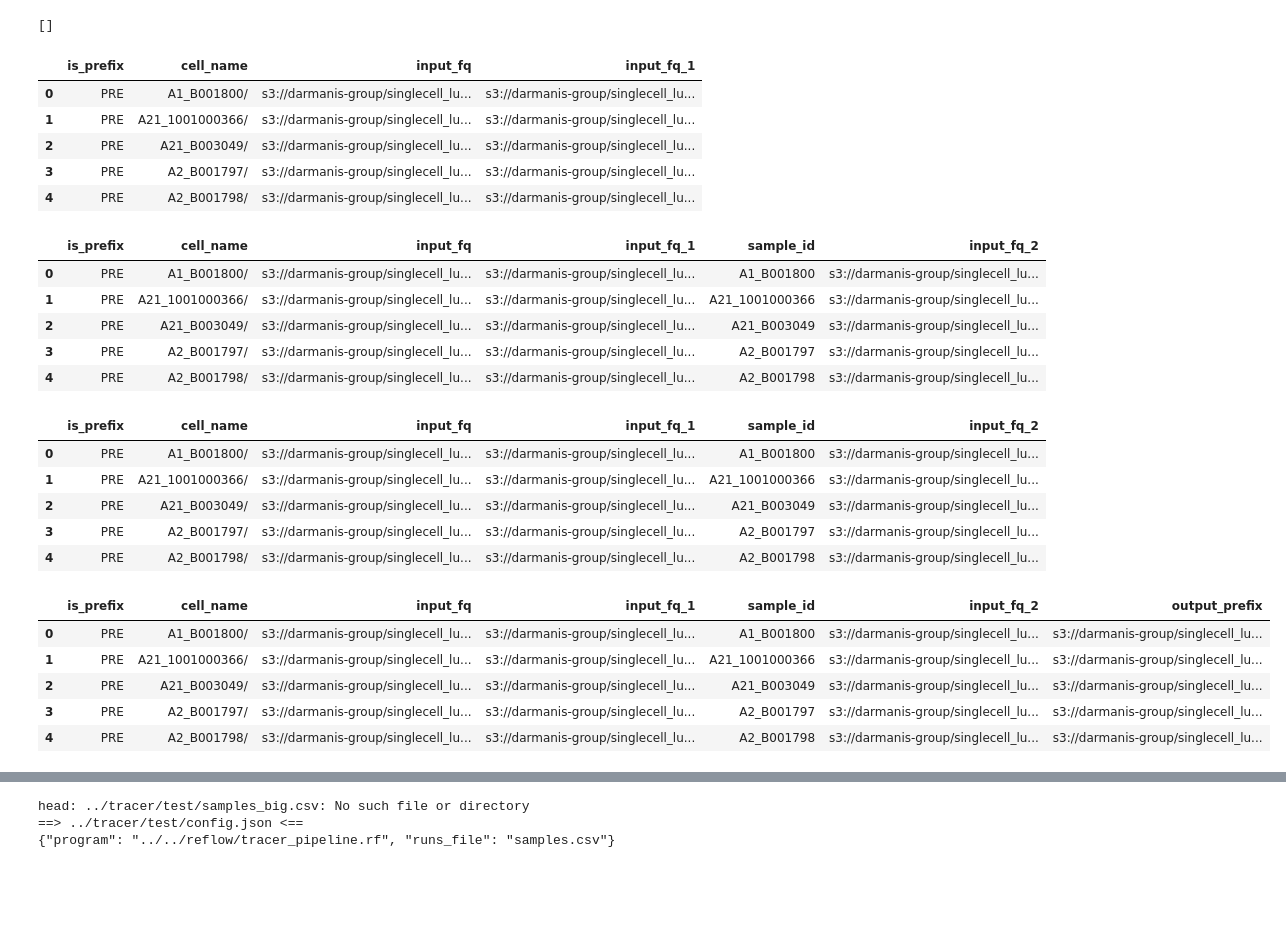
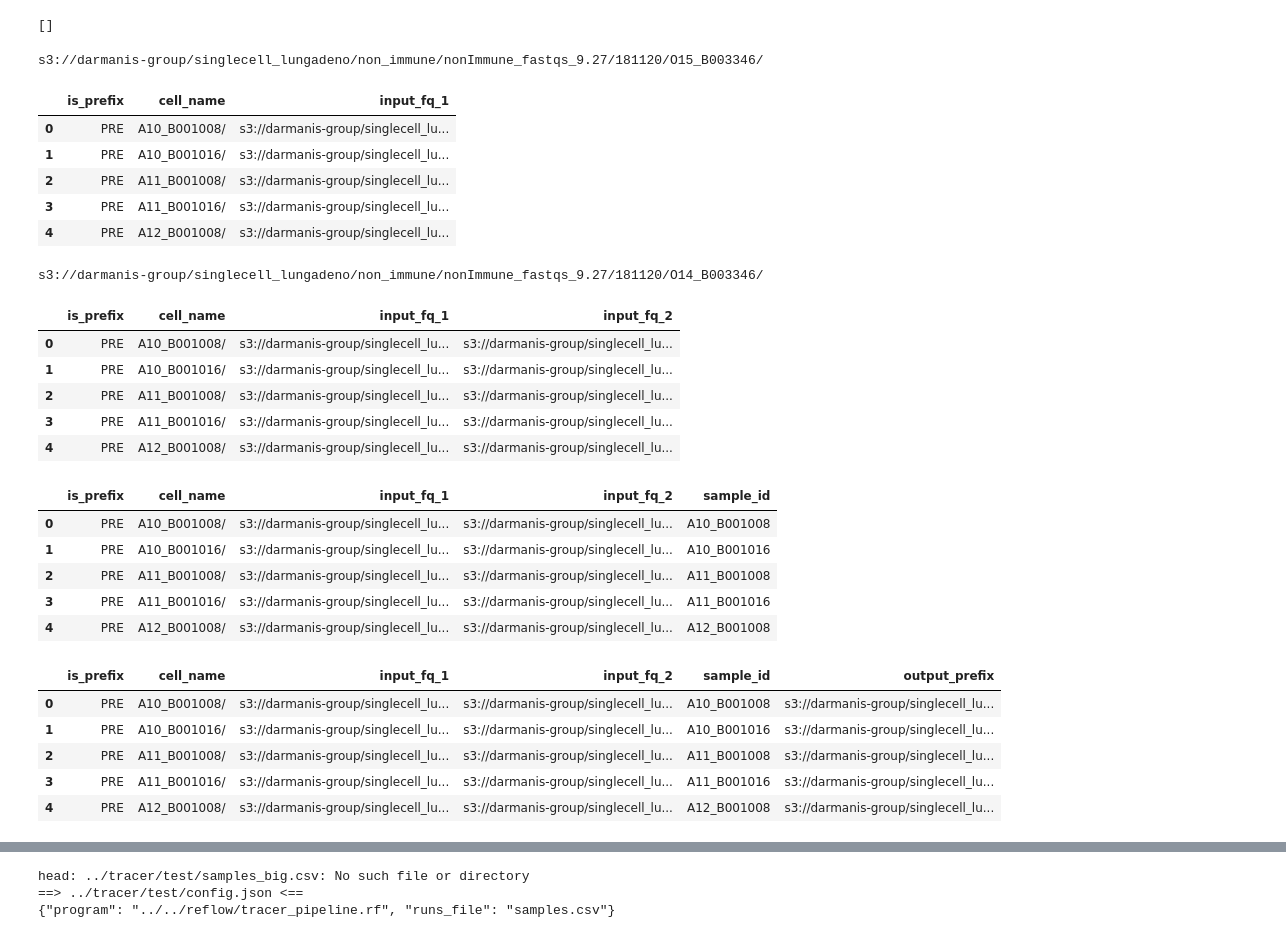
Before and after one commit to czbiohub/fusion_detection_pipeline, a Jupyter notebook: py_notebooks/create_runbatch_config.ipynb, the cells around one changed output, grey strips where cells are left out. Drawn from its saved outputs; the diff is of its cells as text; code cells hidden in the pictures; blank space fills up the shorter version.

```diff
--- a/py_notebooks/create_runbatch_config.ipynb
+++ b/py_notebooks/create_runbatch_config.ipynb
@@ -177,20 +177,25 @@ test_files
 def get_fastqs_R1(cell):
     s3_location = f'{prefix}{cell}' #f?
     lines = ! aws s3 ls $s3_location
-    fq_line = [x for x in lines if x.endswith('R1_001.fastq.gz')][0] # get the fastq files, specifically
-    fq_basename = fq_line.split()[-1]
+    try:
+        fq_line = [x for x in lines if x.endswith('R1_001.fastq.gz')][0] # get the fastq files, specifically
+        fq_basename = fq_line.split()[-1]
+    except IndexError:
+        print(s3_location)
+        fq_basename = 'dummy'
     return f'{s3_location}{fq_basename}'
 
 
 cells_df['input_fq_1'] = cells_df['cell_name'].map(get_fastqs_R1) # applying function, and assigning output to new col in cells_df
 cells_df.head()
 # %% [output]
+s3://darmanis-group/singlecell_lungadeno/non_immune/nonImmune_fastqs_9.27/181120/O15_B003346/
-|  | is_prefix | cell_name | input_fq | input_fq_1 |
-| 0 | PRE | A1_B001800/ | s3://darmanis-group/singlecell_lu... | s3://darmanis-group/singlecell_lu... |
-| 1 | PRE | A21_1001000366/ | s3://darmanis-group/singlecell_lu... | s3://darmanis-group/singlecell_lu... |
-| 2 | PRE | A21_B003049/ | s3://darmanis-group/singlecell_lu... | s3://darmanis-group/singlecell_lu... |
-| 3 | PRE | A2_B001797/ | s3://darmanis-group/singlecell_lu... | s3://darmanis-group/singlecell_lu... |
-| 4 | PRE | A2_B001798/ | s3://darmanis-group/singlecell_lu... | s3://darmanis-group/singlecell_lu... |
+|  | is_prefix | cell_name | input_fq_1 |
+| 0 | PRE | A10_B001008/ | s3://darmanis-group/singlecell_lu... |
+| 1 | PRE | A10_B001016/ | s3://darmanis-group/singlecell_lu... |
+| 2 | PRE | A11_B001008/ | s3://darmanis-group/singlecell_lu... |
+| 3 | PRE | A11_B001016/ | s3://darmanis-group/singlecell_lu... |
+| 4 | PRE | A12_B001008/ | s3://darmanis-group/singlecell_lu... |
 # %%
 # get full s3 paths for fastq file (R2), then add them to a new col in cells_df
 
@@ -200,44 +205,45 @@ def get_fastqs_R2(cell):
     try:
         fq_line = [x for x in lines if x.endswith('R2_001.fastq.gz')][0] # get the fastq files, specifically
         fq_basename = fq_line.split()[-1]
-        #print(s3_location)
-        return f'{s3_location}{fq_basename}'
     except IndexError:
-        return
+        print(s3_location)
+        fq_basename = 'dummy'
+    return f'{s3_location}{fq_basename}'
 
 cells_df['input_fq_2'] = cells_df['cell_name'].map(get_fastqs_R2) # applying function, and assigning output to new col in cells_df
 cells_df.head()
 # %% [output]
+s3://darmanis-group/singlecell_lungadeno/non_immune/nonImmune_fastqs_9.27/181120/O14_B003346/
-|  | is_prefix | cell_name | input_fq | input_fq_1 | sample_id | input_fq_2 |
-| 0 | PRE | A1_B001800/ | s3://darmanis-group/singlecell_lu... | s3://darmanis-group/singlecell_lu... | A1_B001800 | s3://darmanis-group/singlecell_lu... |
-| 1 | PRE | A21_1001000366/ | s3://darmanis-group/singlecell_lu... | s3://darmanis-group/singlecell_lu... | A21_1001000366 | s3://darmanis-group/singlecell_lu... |
-| 2 | PRE | A21_B003049/ | s3://darmanis-group/singlecell_lu... | s3://darmanis-group/singlecell_lu... | A21_B003049 | s3://darmanis-group/singlecell_lu... |
-| 3 | PRE | A2_B001797/ | s3://darmanis-group/singlecell_lu... | s3://darmanis-group/singlecell_lu... | A2_B001797 | s3://darmanis-group/singlecell_lu... |
-| 4 | PRE | A2_B001798/ | s3://darmanis-group/singlecell_lu... | s3://darmanis-group/singlecell_lu... | A2_B001798 | s3://darmanis-group/singlecell_lu... |
+|  | is_prefix | cell_name | input_fq_1 | input_fq_2 |
+| 0 | PRE | A10_B001008/ | s3://darmanis-group/singlecell_lu... | s3://darmanis-group/singlecell_lu... |
+| 1 | PRE | A10_B001016/ | s3://darmanis-group/singlecell_lu... | s3://darmanis-group/singlecell_lu... |
+| 2 | PRE | A11_B001008/ | s3://darmanis-group/singlecell_lu... | s3://darmanis-group/singlecell_lu... |
+| 3 | PRE | A11_B001016/ | s3://darmanis-group/singlecell_lu... | s3://darmanis-group/singlecell_lu... |
+| 4 | PRE | A12_B001008/ | s3://darmanis-group/singlecell_lu... | s3://darmanis-group/singlecell_lu... |
 # %%
 # add a sample_id col
 cells_df['sample_id'] = cells_df.cell_name.str.strip('/') # getting rid of the forward slashes
 cells_df.head()
 # %% [output]
-|  | is_prefix | cell_name | input_fq | input_fq_1 | sample_id | input_fq_2 |
-| 0 | PRE | A1_B001800/ | s3://darmanis-group/singlecell_lu... | s3://darmanis-group/singlecell_lu... | A1_B001800 | s3://darmanis-group/singlecell_lu... |
-| 1 | PRE | A21_1001000366/ | s3://darmanis-group/singlecell_lu... | s3://darmanis-group/singlecell_lu... | A21_1001000366 | s3://darmanis-group/singlecell_lu... |
-| 2 | PRE | A21_B003049/ | s3://darmanis-group/singlecell_lu... | s3://darmanis-group/singlecell_lu... | A21_B003049 | s3://darmanis-group/singlecell_lu... |
-| 3 | PRE | A2_B001797/ | s3://darmanis-group/singlecell_lu... | s3://darmanis-group/singlecell_lu... | A2_B001797 | s3://darmanis-group/singlecell_lu... |
-| 4 | PRE | A2_B001798/ | s3://darmanis-group/singlecell_lu... | s3://darmanis-group/singlecell_lu... | A2_B001798 | s3://darmanis-group/singlecell_lu... |
+|  | is_prefix | cell_name | input_fq_1 | input_fq_2 | sample_id |
+| 0 | PRE | A10_B001008/ | s3://darmanis-group/singlecell_lu... | s3://darmanis-group/singlecell_lu... | A10_B001008 |
+| 1 | PRE | A10_B001016/ | s3://darmanis-group/singlecell_lu... | s3://darmanis-group/singlecell_lu... | A10_B001016 |
+| 2 | PRE | A11_B001008/ | s3://darmanis-group/singlecell_lu... | s3://darmanis-group/singlecell_lu... | A11_B001008 |
+| 3 | PRE | A11_B001016/ | s3://darmanis-group/singlecell_lu... | s3://darmanis-group/singlecell_lu... | A11_B001016 |
+| 4 | PRE | A12_B001008/ | s3://darmanis-group/singlecell_lu... | s3://darmanis-group/singlecell_lu... | A12_B001008 |
 # %%
 # building the output vcf string
 import os
 
-cells_df['output_prefix'] = 's3://darmanis-group/singlecell_lungadeno/immuneCells_9.27/trinity_out/'
+cells_df['output_prefix'] = 's3://darmanis-group/singlecell_lungadeno/non_immune/nonImmune_fastqs_9.27/STAR-fus_out/' + cells_df['cell_name']
 cells_df.head()
 # %% [output]
-|  | is_prefix | cell_name | input_fq | input_fq_1 | sample_id | input_fq_2 | output_prefix |
-| 0 | PRE | A1_B001800/ | s3://darmanis-group/singlecell_lu... | s3://darmanis-group/singlecell_lu... | A1_B001800 | s3://darmanis-group/singlecell_lu... | s3://darmanis-group/singlecell_lu... |
-| 1 | PRE | A21_1001000366/ | s3://darmanis-group/singlecell_lu... | s3://darmanis-group/singlecell_lu... | A21_1001000366 | s3://darmanis-group/singlecell_lu... | s3://darmanis-group/singlecell_lu... |
-| 2 | PRE | A21_B003049/ | s3://darmanis-group/singlecell_lu... | s3://darmanis-group/singlecell_lu... | A21_B003049 | s3://darmanis-group/singlecell_lu... | s3://darmanis-group/singlecell_lu... |
-| 3 | PRE | A2_B001797/ | s3://darmanis-group/singlecell_lu... | s3://darmanis-group/singlecell_lu... | A2_B001797 | s3://darmanis-group/singlecell_lu... | s3://darmanis-group/singlecell_lu... |
-| 4 | PRE | A2_B001798/ | s3://darmanis-group/singlecell_lu... | s3://darmanis-group/singlecell_lu... | A2_B001798 | s3://darmanis-group/singlecell_lu... | s3://darmanis-group/singlecell_lu... |
+|  | is_prefix | cell_name | input_fq_1 | input_fq_2 | sample_id | output_prefix |
+| 0 | PRE | A10_B001008/ | s3://darmanis-group/singlecell_lu... | s3://darmanis-group/singlecell_lu... | A10_B001008 | s3://darmanis-group/singlecell_lu... |
+| 1 | PRE | A10_B001016/ | s3://darmanis-group/singlecell_lu... | s3://darmanis-group/singlecell_lu... | A10_B001016 | s3://darmanis-group/singlecell_lu... |
+| 2 | PRE | A11_B001008/ | s3://darmanis-group/singlecell_lu... | s3://darmanis-group/singlecell_lu... | A11_B001008 | s3://darmanis-group/singlecell_lu... |
+| 3 | PRE | A11_B001016/ | s3://darmanis-group/singlecell_lu... | s3://darmanis-group/singlecell_lu... | A11_B001016 | s3://darmanis-group/singlecell_lu... |
+| 4 | PRE | A12_B001008/ | s3://darmanis-group/singlecell_lu... | s3://darmanis-group/singlecell_lu... | A12_B001008 | s3://darmanis-group/singlecell_lu... |
 # %%
 # subset cells_df by only what we want
 cols_to_keep = ['sample_id', 'input_fq_1', 'input_fq_1', 'output_prefix']
```
Also changed, not shown: parts of 12 cells of this notebook, 8 other files.
